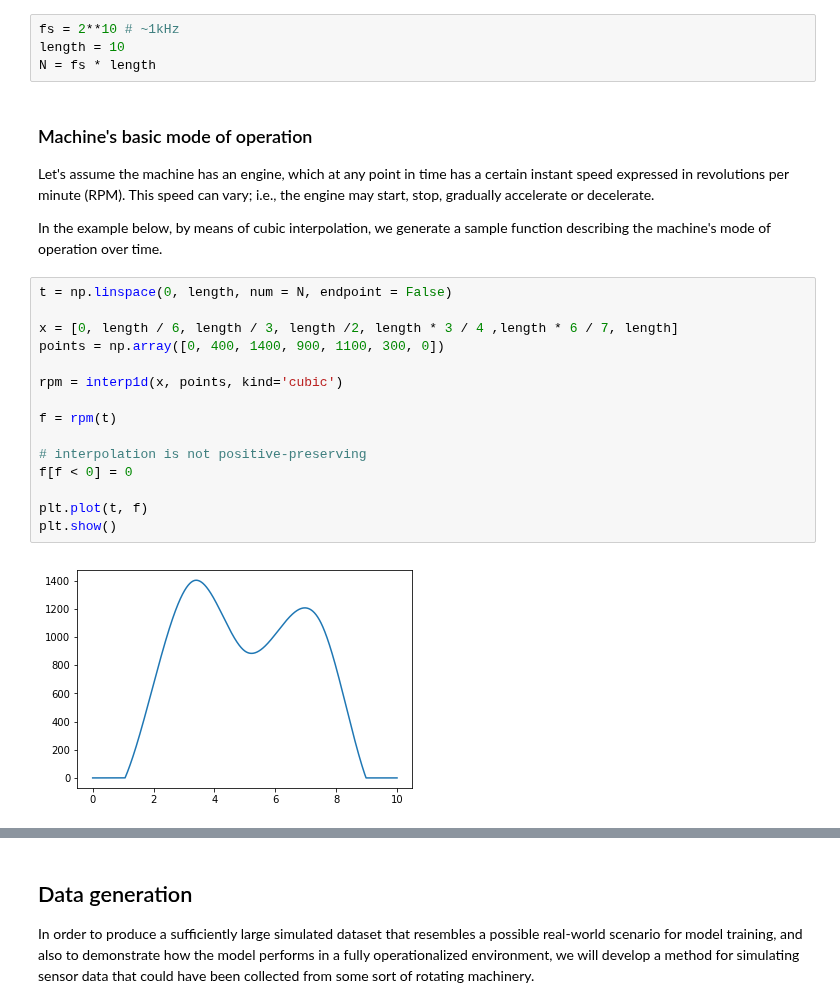
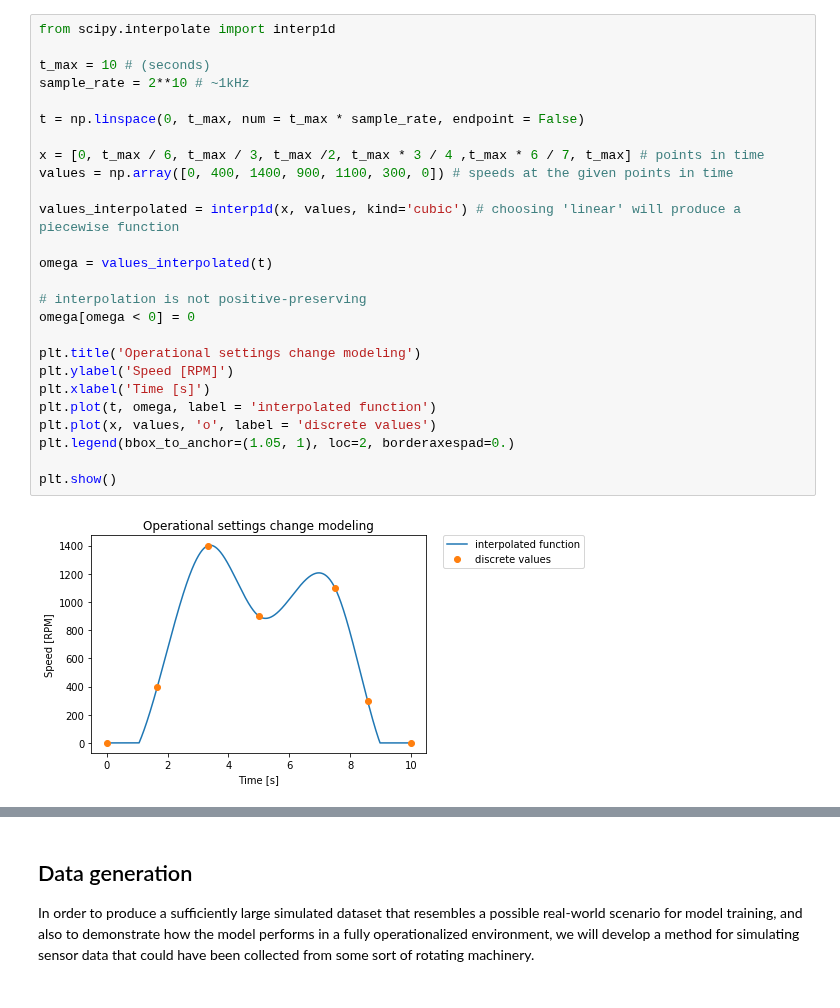
Before and after one commit to Azure/AI-PredictiveMaintenance, a Jupyter notebook: src/AML/Notebooks/DataGeneration.ipynb, the cells around one changed output, grey strips where cells are left out. Drawn from its saved outputs; the diff is of its cells as text.

```diff
--- a/src/AML/Notebooks/DataGeneration.ipynb
+++ b/src/AML/Notebooks/DataGeneration.ipynb
@@ -129,26 +115,28 @@ Our machine is equipped with a vibration sensor capable of capturing 10 seconds'
-# %%
-fs = 2**10 # ~1kHz
-length = 10
-N = fs * length
-# %% [markdown]
-### Machine's basic mode of operation
-Let's assume the machine has an engine, which at any point in time has a certain instant speed expressed in revolutions per minute (RPM). This speed can vary; i.e., the engine may start, stop, gradually accelerate or decelerate.
-
-In the example below, by means of cubic interpolation, we generate a sample function describing the machine's mode of operation over time.
 # %%
-t = np.linspace(0, length, num = N, endpoint = False)
+from scipy.interpolate import interp1d
 
-x = [0, length / 6, length / 3, length /2, length * 3 / 4 ,length * 6 / 7, length]
-points = np.array([0, 400, 1400, 900, 1100, 300, 0])
+t_max = 10 # (seconds)
+sample_rate = 2**10 # ~1kHz
 
-rpm = interp1d(x, points, kind='cubic')
+t = np.linspace(0, t_max, num = t_max * sample_rate, endpoint = False)
 
-f = rpm(t)
+x = [0, t_max / 6, t_max / 3, t_max /2, t_max * 3 / 4 ,t_max * 6 / 7, t_max] # points in time
+values = np.array([0, 400, 1400, 900, 1100, 300, 0]) # speeds at the given points in time
+
+values_interpolated = interp1d(x, values, kind='cubic') # choosing 'linear' will produce a piecewise function
+
+omega = values_interpolated(t)
 
 # interpolation is not positive-preserving
-f[f < 0] = 0
+omega[omega < 0] = 0
 
-plt.plot(t, f)
+plt.title('Operational settings change modeling')
+plt.ylabel('Speed [RPM]')
+plt.xlabel('Time [s]')
+plt.plot(t, omega, label = 'interpolated function')
+plt.plot(x, values, 'o', label = 'discrete values')
+plt.legend(bbox_to_anchor=(1.05, 1), loc=2, borderaxespad=0.)
+
 plt.show()
 # %% [output]
-[figure, old version]
+[figure, new version]
```
Also changed, not shown: parts of 14 cells of this notebook.
